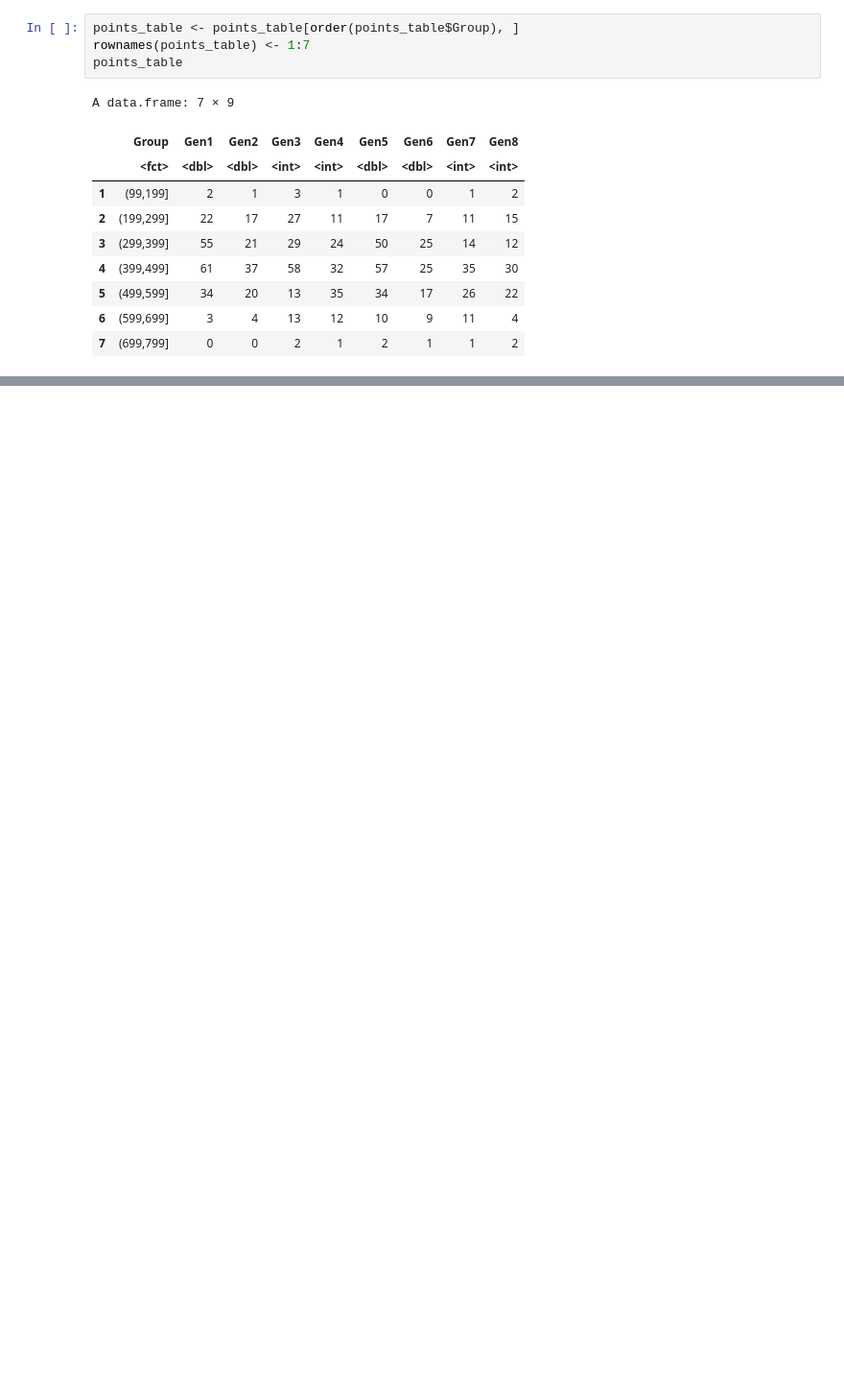
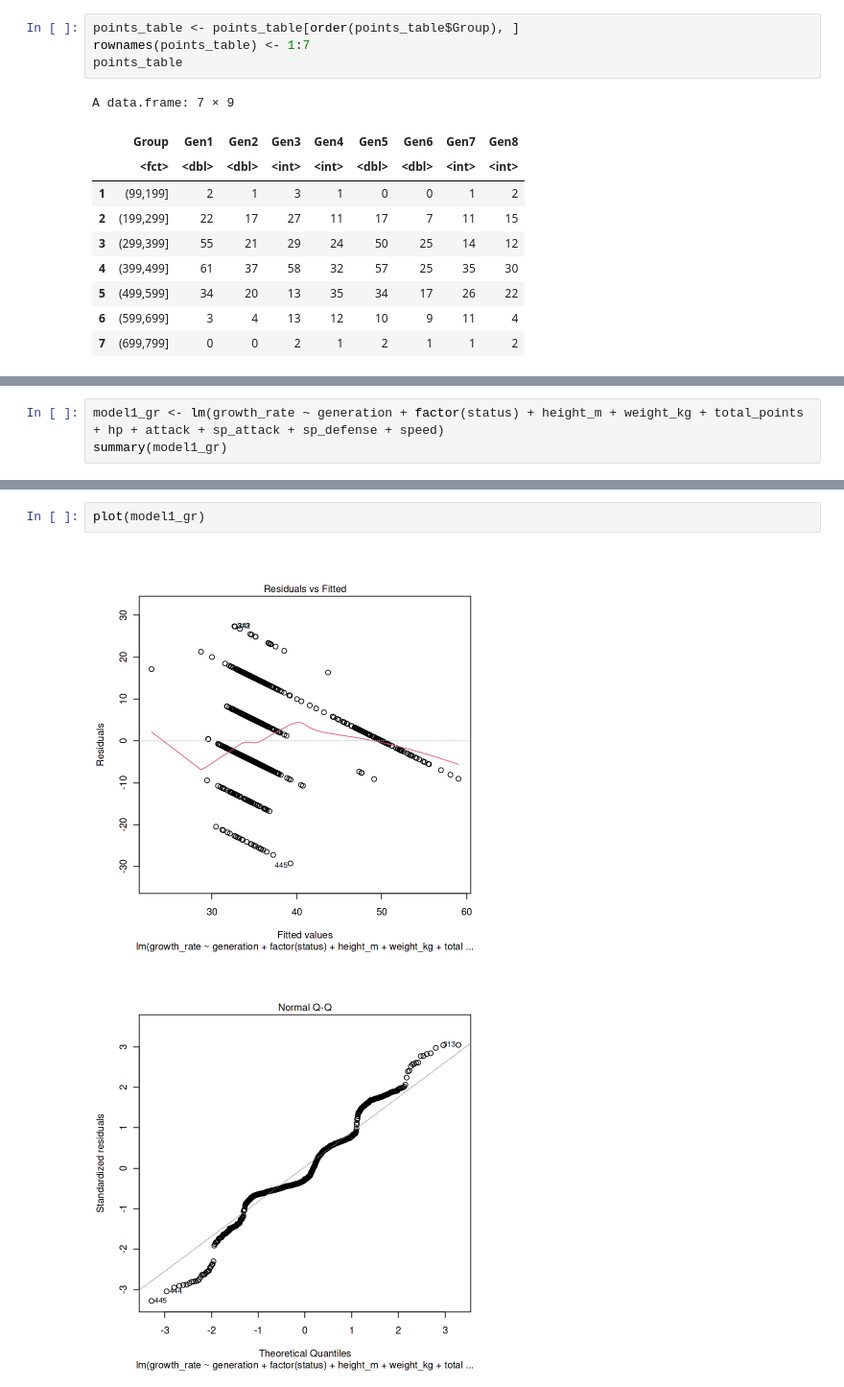
Before and after one commit to stop1one/Analyzing-Pokemon-Championship, a Jupyter notebook: analyzing-pokemon.ipynb, the cells around one changed output, grey strips where cells are left out. Shown at 96% size. Saved outputs shown, nothing was run; the diff lists cells and outputs as text; blank space fills up the shorter version.

```diff
--- a/analyzing-pokemon.ipynb
+++ b/analyzing-pokemon.ipynb
@@ -207,0 +291,3 @@ A data.frame: 7 × 9
+# %%
+model1_gr <- lm(growth_rate ~ generation + factor(status) + height_m + weight_kg + total_points + hp + attack + sp_attack + sp_defense + speed)
+summary(model1_gr)
@@ -207,0 +312,5 @@ A data.frame: 7 × 9
+# %%
+plot(model1_gr)
+# %% [output]
+[figure, added]
+[figure, added]
```
Also changed, not shown: parts of 25 cells of this notebook.
